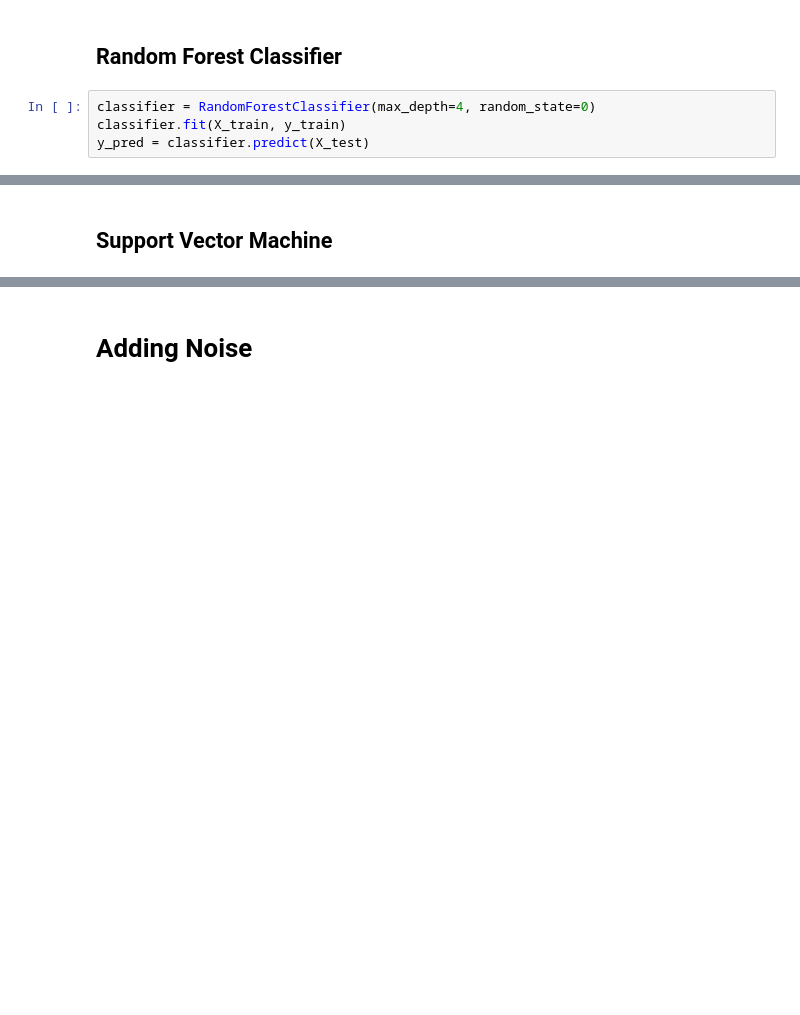
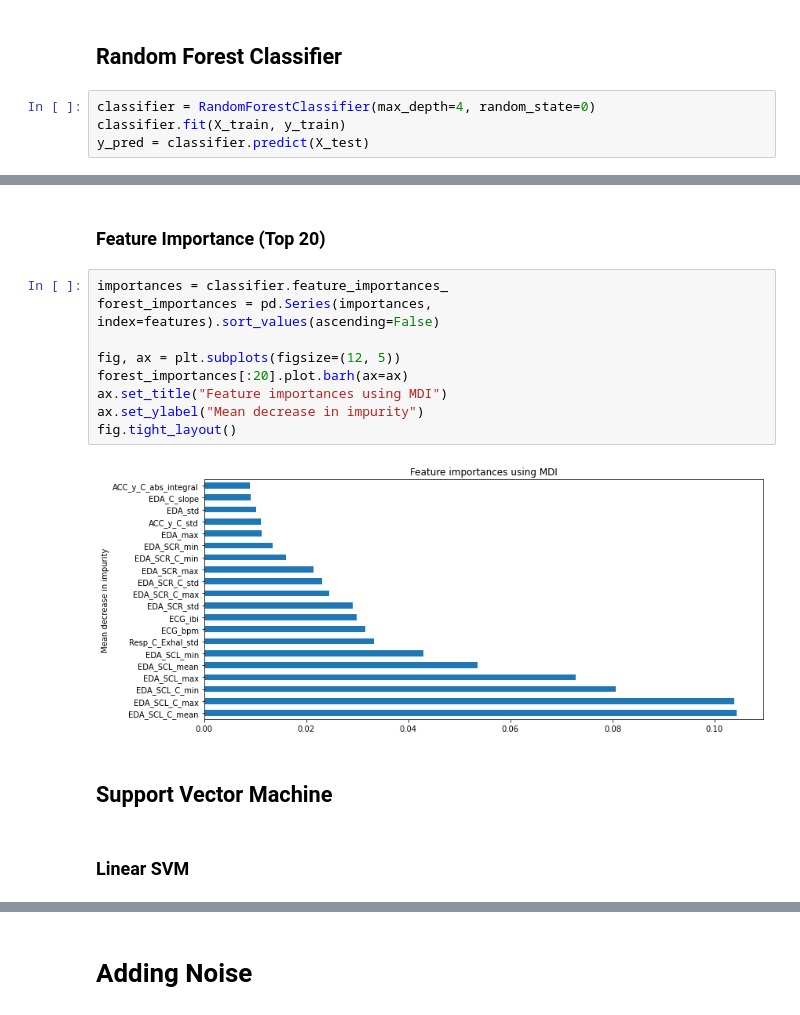
Before and after one commit to AbdulAlkurdi/anxietyFB, a Jupyter notebook: Feature-Based Model.ipynb, the cells around one changed output, grey strips where cells are left out. Cells and saved outputs as stored; diff of their text form; blank space fills up the shorter version.

```diff
--- a/Feature-Based Model.ipynb
+++ b/Feature-Based Model.ipynb
@@ -704,6 +758,21 @@ rf_baseline_acc = accuracy_score(y_test, y_pred)
 Accuracy: 0.9449152542372882
+# %% [markdown]
+### Feature Importance (Top 20)
+# %%
+importances = classifier.feature_importances_
+forest_importances = pd.Series(importances, index=features).sort_values(ascending=False)
+
+fig, ax = plt.subplots(figsize=(12, 5))
+forest_importances[:20].plot.barh(ax=ax)
+ax.set_title("Feature importances using MDI")
+ax.set_ylabel("Mean decrease in impurity")
+fig.tight_layout()
+# %% [output]
+[figure, added]
 # %% [markdown]
 ## Support Vector Machine
+# %% [markdown]
+### Linear SVM
 # %%
 # Create a SVC classifier using a linear kernel
 clf = SVC(kernel='linear', C=1, random_state=0)
```
Also changed, not shown: parts of 61 cells of this notebook, 1 other file.
